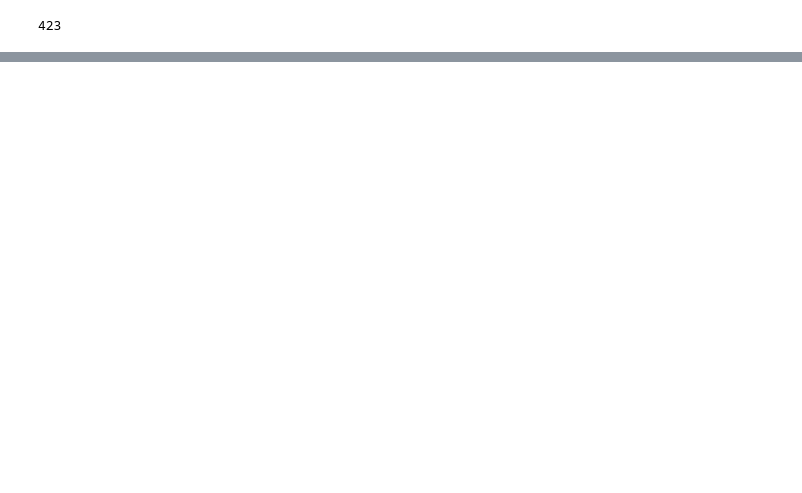
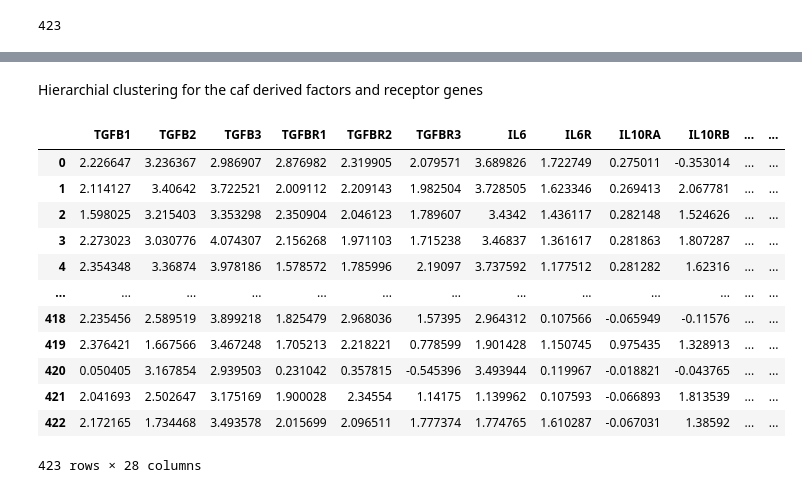
Before and after one commit to farkkilab/GeoFibroMax, a Jupyter notebook: batch_merged/log_gene_expression_fibroblasts.ipynb, the cells around one changed output, grey strips where cells are left out. Saved outputs shown, nothing was run; the diff lists cells and outputs as text; code cells hidden in the pictures; blank space fills up the shorter version.

```diff
--- a/batch_merged/log_gene_expression_fibroblasts.ipynb
+++ b/batch_merged/log_gene_expression_fibroblasts.ipynb
@@ -160,0 +259,19 @@ ValueError: Unsupported dtype object
+# %% [markdown]
+Hierarchial clustering for the caf derived factors and receptor genes
+# %%
+fibroblast_expr_matrix_derived = fibr_gene_expression_modified.loc[:,cafs_factors_receptors]
+fibroblast_expr_matrix_derived
+# %% [output]
+|  | TGFB1 | TGFB2 | TGFB3 | TGFBR1 | TGFBR2 | TGFBR3 | IL6 | IL6R | IL10RA | IL10RB | ... | ... |
+| 0 | 2.226647 | 3.236367 | 2.986907 | 2.876982 | 2.319905 | 2.079571 | 3.689826 | 1.722749 | 0.275011 | -0.353014 | ... | ... |
+| 1 | 2.114127 | 3.40642 | 3.722521 | 2.009112 | 2.209143 | 1.982504 | 3.728505 | 1.623346 | 0.269413 | 2.067781 | ... | ... |
+| 2 | 1.598025 | 3.215403 | 3.353298 | 2.350904 | 2.046123 | 1.789607 | 3.4342 | 1.436117 | 0.282148 | 1.524626 | ... | ... |
+| 3 | 2.273023 | 3.030776 | 4.074307 | 2.156268 | 1.971103 | 1.715238 | 3.46837 | 1.361617 | 0.281863 | 1.807287 | ... | ... |
+| 4 | 2.354348 | 3.36874 | 3.978186 | 1.578572 | 1.785996 | 2.19097 | 3.737592 | 1.177512 | 0.281282 | 1.62316 | ... | ... |
+| ... | ... | ... | ... | ... | ... | ... | ... | ... | ... | ... | ... | ... |
+| 418 | 2.235456 | 2.589519 | 3.899218 | 1.825479 | 2.968036 | 1.57395 | 2.964312 | 0.107566 | -0.065949 | -0.11576 | ... | ... |
+| 419 | 2.376421 | 1.667566 | 3.467248 | 1.705213 | 2.218221 | 0.778599 | 1.901428 | 1.150745 | 0.975435 | 1.328913 | ... | ... |
+| 420 | 0.050405 | 3.167854 | 2.939503 | 0.231042 | 0.357815 | -0.545396 | 3.493944 | 0.119967 | -0.018821 | -0.043765 | ... | ... |
+| 421 | 2.041693 | 2.502647 | 3.175169 | 1.900028 | 2.34554 | 1.14175 | 1.139962 | 0.107593 | -0.066893 | 1.813539 | ... | ... |
+| 422 | 2.172165 | 1.734468 | 3.493578 | 2.015699 | 2.096511 | 1.777374 | 1.774765 | 1.610287 | -0.067031 | 1.38592 | ... | ... |
+423 rows × 28 columns
```
Also changed, not shown: parts of 19 cells of this notebook, 3 other files.
